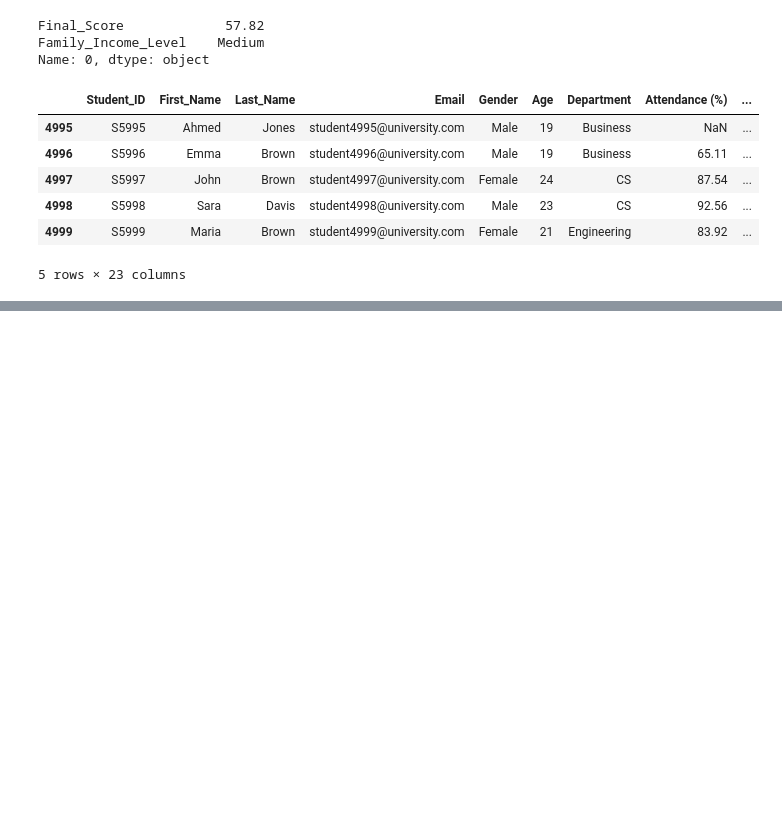
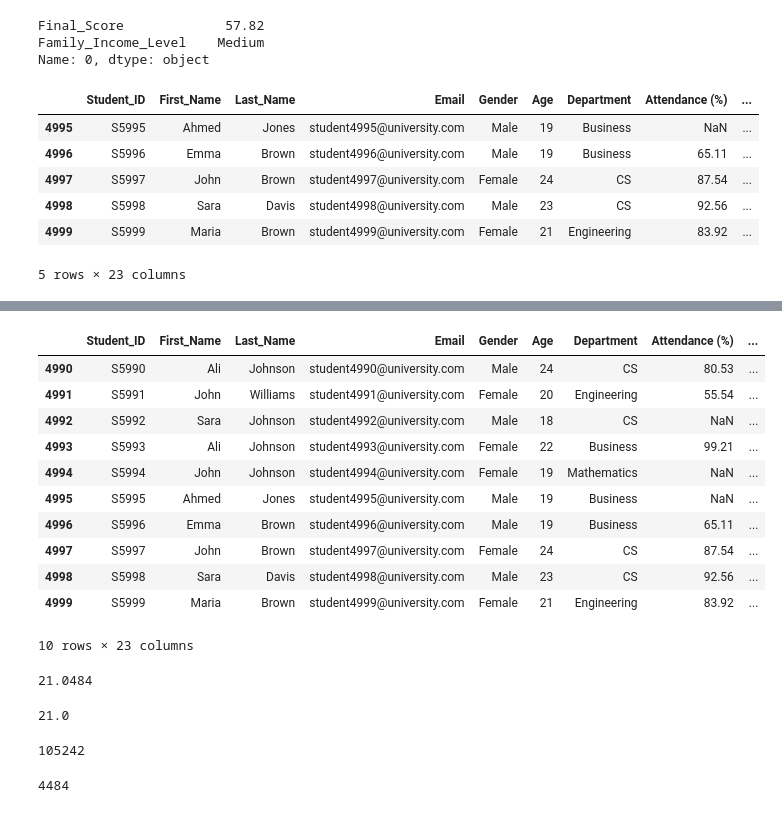
Before and after one commit to tingly-amua/pandas, a Jupyter notebook: pandas.ipynb, the cells around one changed output, grey strips where cells are left out. Cells and saved outputs as stored; diff of their text form; code cells hidden in the pictures; blank space fills up the shorter version.

Commit message:
display summary statistics

```diff
--- a/pandas.ipynb
+++ b/pandas.ipynb
@@ -70,0 +104,36 @@ df.json.tail()
+# %%
+df[4990:5000]
+# %% [output]
+|  | Student_ID | First_Name | Last_Name | Email | Gender | Age | Department | Attendance (%) | ... |
+| 4990 | S5990 | Ali | Johnson | student4990@university.com | Male | 24 | CS | 80.53 | ... |
+| 4991 | S5991 | John | Williams | student4991@university.com | Female | 20 | Engineering | 55.54 | ... |
+| 4992 | S5992 | Sara | Johnson | student4992@university.com | Male | 18 | CS | NaN | ... |
+| 4993 | S5993 | Ali | Johnson | student4993@university.com | Female | 22 | Business | 99.21 | ... |
+| 4994 | S5994 | John | Johnson | student4994@university.com | Female | 19 | Mathematics | NaN | ... |
+| 4995 | S5995 | Ahmed | Jones | student4995@university.com | Male | 19 | Business | NaN | ... |
+| 4996 | S5996 | Emma | Brown | student4996@university.com | Male | 19 | Business | 65.11 | ... |
+| 4997 | S5997 | John | Brown | student4997@university.com | Female | 24 | CS | 87.54 | ... |
+| 4998 | S5998 | Sara | Davis | student4998@university.com | Male | 23 | CS | 92.56 | ... |
+| 4999 | S5999 | Maria | Brown | student4999@university.com | Female | 21 | Engineering | 83.92 | ... |
+10 rows × 23 columns
+# %%
+#summary stats for a particular column
+mean_age = df['Age'].mean()
+mean_age
+# %% [output]
+21.0484
+# %%
+median_age = df['Age'].median()
+median_age
+# %% [output]
+21.0
+# %%
+sum_age  = df['Age'].sum()
+sum_age
+# %% [output]
+105242
+# %%
+count = df['Attendance (%)'].count()
+count
+# %% [output]
+4484
```
Also changed, not shown: parts of 3 cells of this notebook, 2 other files.
